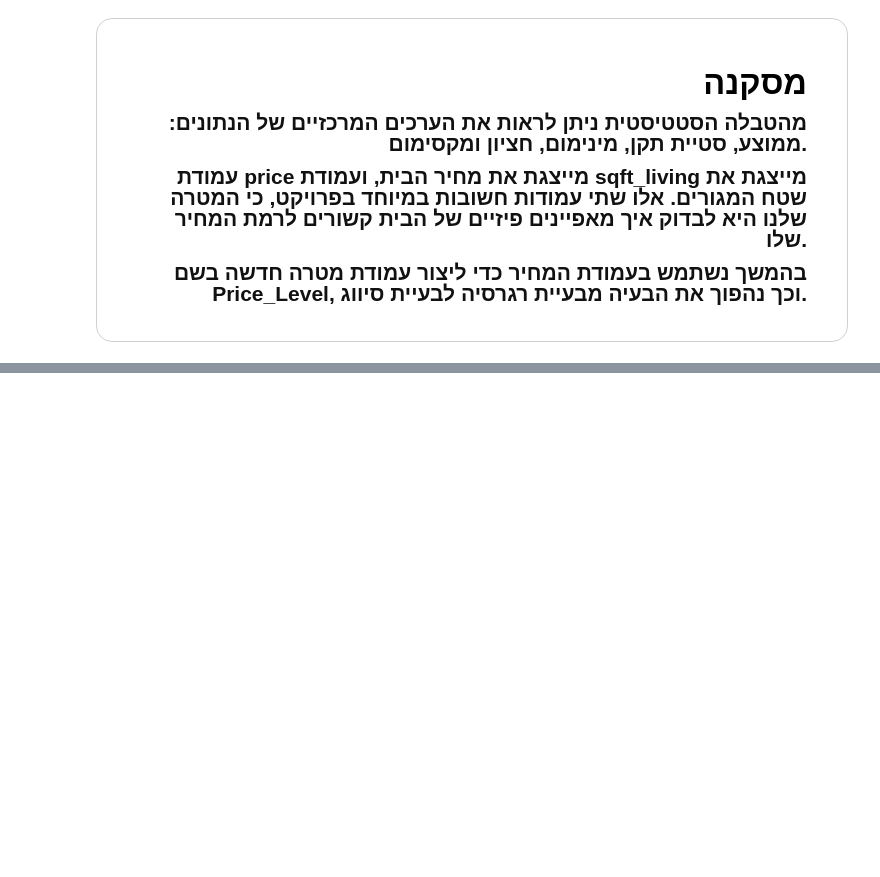
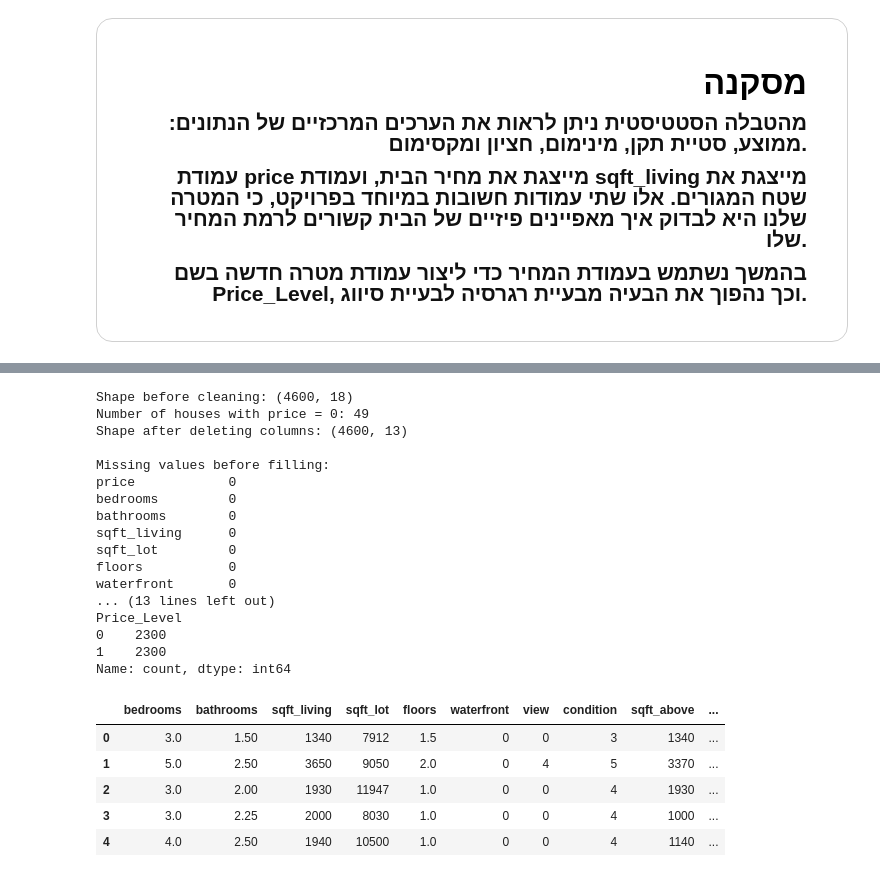
Before and after one commit to MhmdRayanm7/House-Price-Prediction-ML, a Jupyter notebook: notebooks/House_Price_Project.ipynb, the cells around one changed output, grey strips where cells are left out. Drawn from its saved outputs; the diff is of its cells as text; code cells hidden in the pictures; blank space fills up the shorter version.

Commit message:
Add data cleaning and feature engineering

```diff
--- a/notebooks/House_Price_Project.ipynb
+++ b/notebooks/House_Price_Project.ipynb
@@ -380,0 +423,63 @@ Maximum sqft_living: 13540
+# %%
+# Data Cleaning and Feature Engineering
+
+print("Shape before cleaning:", df.shape)
+
+# Small check: count houses with price = 0
+zero_price_count = (df['price'] == 0).sum()
+print("Number of houses with price = 0:", zero_price_count)
+
+# Delete columns that will not be used in the model
+columns_to_delete = ['date', 'street', 'city', 'statezip', 'country']
+df = df.drop(columns=columns_to_delete)
+
+print("Shape after deleting columns:", df.shape)
+
+# Check missing values
+print("\nMissing values before filling:")
+print(df.isnull().sum())
+
+# Fill missing numeric values with median if needed
+for col in df.columns:
+    if df[col].isnull().sum() > 0:
+        df[col] = df[col].fillna(df[col].median())
+
+print("\nTotal missing values after cleaning:", df.isnull().sum().sum())
+
+# Convert regression problem into classification problem
+median_price = df['price'].median()
+print("\nMedian price:", median_price)
+
+df['Price_Level'] = (df['price'] > median_price).astype('int64')
+
+# Drop original price column to prevent data leakage
+df = df.drop('price', axis=1)
+
+print("\nTarget balance:")
+print(df['Price_Level'].value_counts())
+
+df.head()
+# %% [output]
+Shape before cleaning: (4600, 18)
+Number of houses with price = 0: 49
+Shape after deleting columns: (4600, 13)
+
+Missing values before filling:
+price            0
+bedrooms         0
+bathrooms        0
+sqft_living      0
+sqft_lot         0
+floors           0
+waterfront       0
+... (13 lines left out)
+Price_Level
+0    2300
+1    2300
+Name: count, dtype: int64
+|  | bedrooms | bathrooms | sqft_living | sqft_lot | floors | waterfront | view | condition | sqft_above | ... |
+| 0 | 3.0 | 1.50 | 1340 | 7912 | 1.5 | 0 | 0 | 3 | 1340 | ... |
+| 1 | 5.0 | 2.50 | 3650 | 9050 | 2.0 | 0 | 4 | 5 | 3370 | ... |
+| 2 | 3.0 | 2.00 | 1930 | 11947 | 1.0 | 0 | 0 | 4 | 1930 | ... |
+| 3 | 3.0 | 2.25 | 2000 | 8030 | 1.0 | 0 | 0 | 4 | 1000 | ... |
+| 4 | 4.0 | 2.50 | 1940 | 10500 | 1.0 | 0 | 0 | 4 | 1140 | ... |
```
Also changed, not shown: parts of 2 cells of this notebook.
